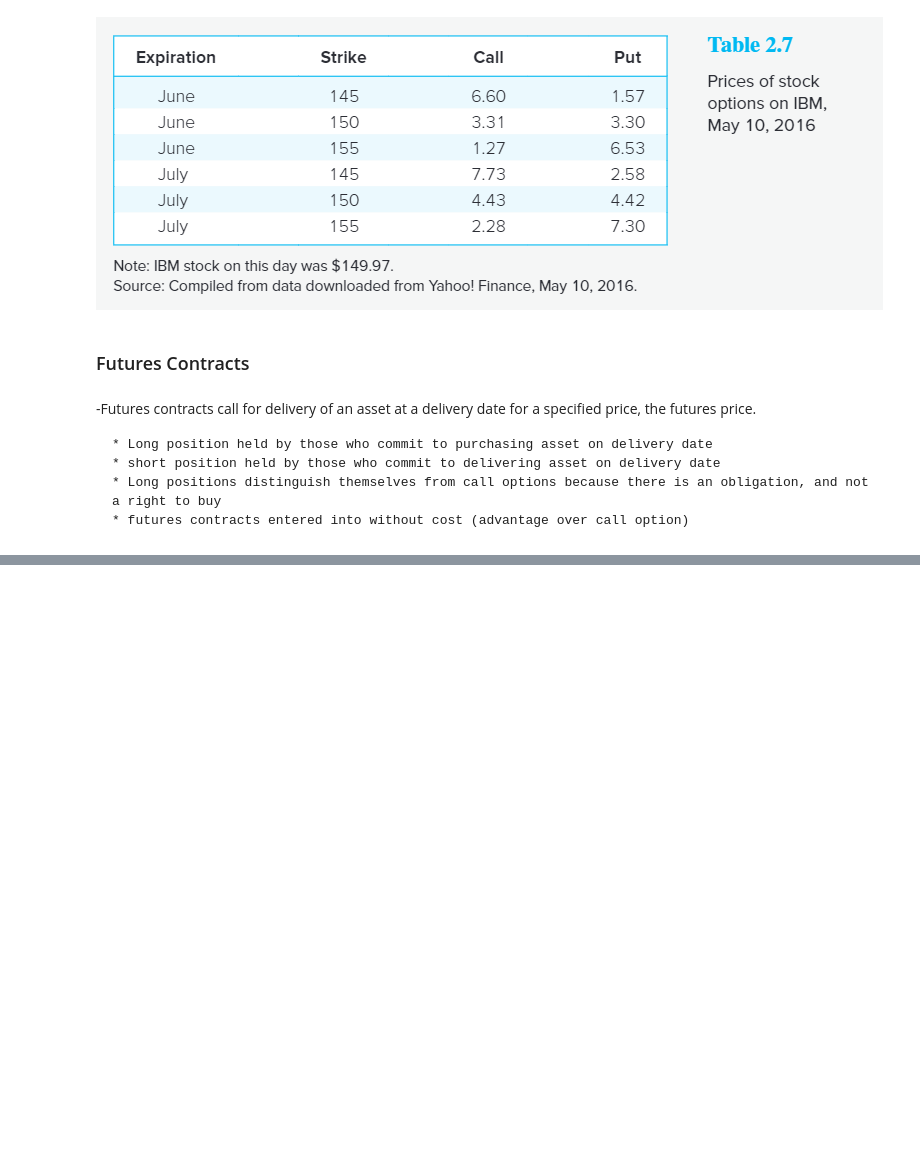
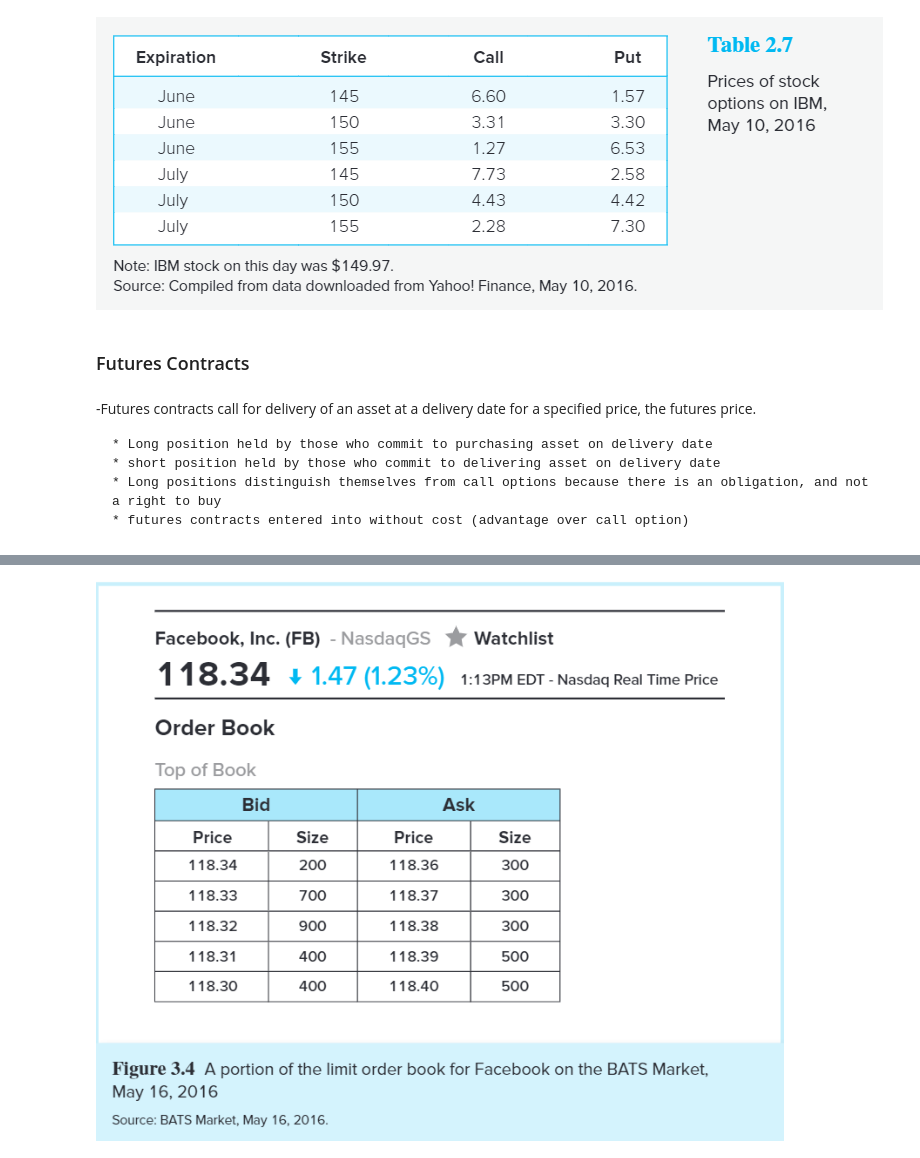
Before and after one commit to eddietaylor/securities-analysis, a Jupyter notebook: notebooks/playgrounds/notes/investments_notes.ipynb, the cells around one changed output, grey strips where cells are left out. Saved outputs shown, nothing was run; the diff lists cells and outputs as text; code cells hidden in the pictures; blank space fills up the shorter version.

```diff
--- a/notebooks/playgrounds/notes/investments_notes.ipynb
+++ b/notebooks/playgrounds/notes/investments_notes.ipynb
@@ -513,0 +661,4 @@ Image(filename='../../../data/options_ex.png')
+# %%
+Image(filename='../../../data/limitorderbook.png')
+# %% [output]
+[figure, added]
```
Also changed, not shown: parts of 30 cells of this notebook.
